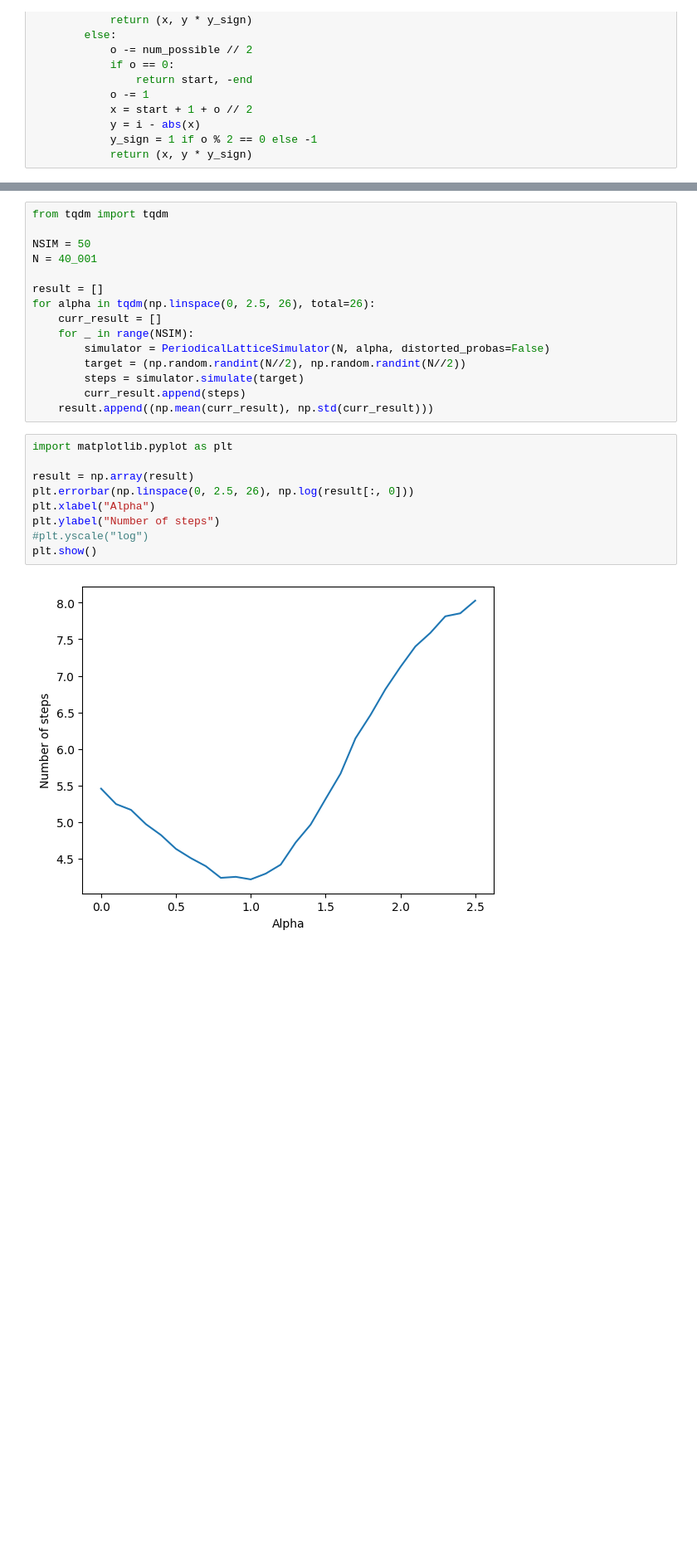
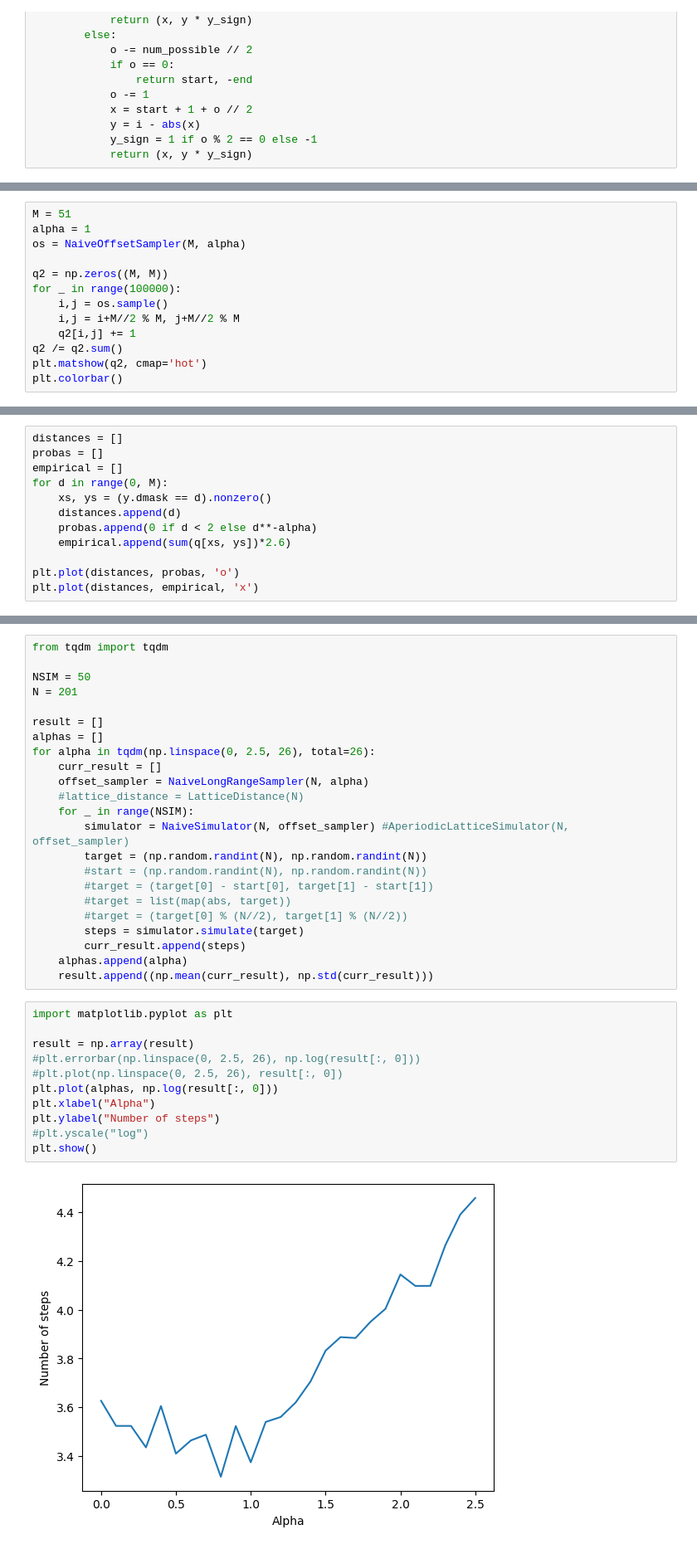
Before and after one commit to ricsi98/utvalasztas_verseny, a Jupyter notebook: poc_fast.ipynb, the cells around one changed output, grey strips where cells are left out. Shown at 83% size. Saved outputs shown, nothing was run; the diff lists cells and outputs as text; blank space fills up the shorter version.

```diff
--- a/poc_fast.ipynb
+++ b/poc_fast.ipynb
@@ -79,0 +197,13 @@ def generate_offset(n, i, o):
+# %%
+M = 51
+alpha = 1
+os = NaiveOffsetSampler(M, alpha)
+
+q2 = np.zeros((M, M))
+for _ in range(100000):
+    i,j = os.sample()
+    i,j = i+M//2 % M, j+M//2 % M
+    q2[i,j] += 1
+q2 /= q2.sum()
+plt.matshow(q2, cmap='hot')
+plt.colorbar()
@@ -79,0 +213,12 @@ def generate_offset(n, i, o):
+# %%
+distances = []
+probas = []
+empirical = []
+for d in range(0, M):
+    xs, ys = (y.dmask == d).nonzero()
+    distances.append(d)
+    probas.append(0 if d < 2 else d**-alpha)
+    empirical.append(sum(q[xs, ys])*2.6)
+
+plt.plot(distances, probas, 'o')
+plt.plot(distances, empirical, 'x')
@@ -142,25 +351,35 @@ class PeriodicalLatticeSimulator:
 from tqdm import tqdm
 
 NSIM = 50
-N = 40_001
+N = 201
 
 result = []
+alphas = []
 for alpha in tqdm(np.linspace(0, 2.5, 26), total=26):
     curr_result = []
+    offset_sampler = NaiveLongRangeSampler(N, alpha)
+    #lattice_distance = LatticeDistance(N)
     for _ in range(NSIM):
-        simulator = PeriodicalLatticeSimulator(N, alpha, distorted_probas=False)
-        target = (np.random.randint(N//2), np.random.randint(N//2))
+        simulator = NaiveSimulator(N, offset_sampler) #AperiodicLatticeSimulator(N, offset_sampler)
+        target = (np.random.randint(N), np.random.randint(N))
+        #start = (np.random.randint(N), np.random.randint(N))
+        #target = (target[0] - start[0], target[1] - start[1])
+        #target = list(map(abs, target))
+        #target = (target[0] % (N//2), target[1] % (N//2))
         steps = simulator.simulate(target)
         curr_result.append(steps)
+    alphas.append(alpha)
     result.append((np.mean(curr_result), np.std(curr_result)))
 # %%
 import matplotlib.pyplot as plt
 
 result = np.array(result)
-plt.errorbar(np.linspace(0, 2.5, 26), np.log(result[:, 0]))
+#plt.errorbar(np.linspace(0, 2.5, 26), np.log(result[:, 0]))
+#plt.plot(np.linspace(0, 2.5, 26), result[:, 0])
+plt.plot(alphas, np.log(result[:, 0]))
 plt.xlabel("Alpha")
 plt.ylabel("Number of steps")
 #plt.yscale("log")
 plt.show()
 # %% [output]
-[figure, old version]
+[figure, new version]
```
Also changed, not shown: parts of 8 cells of this notebook, 1 other file.
